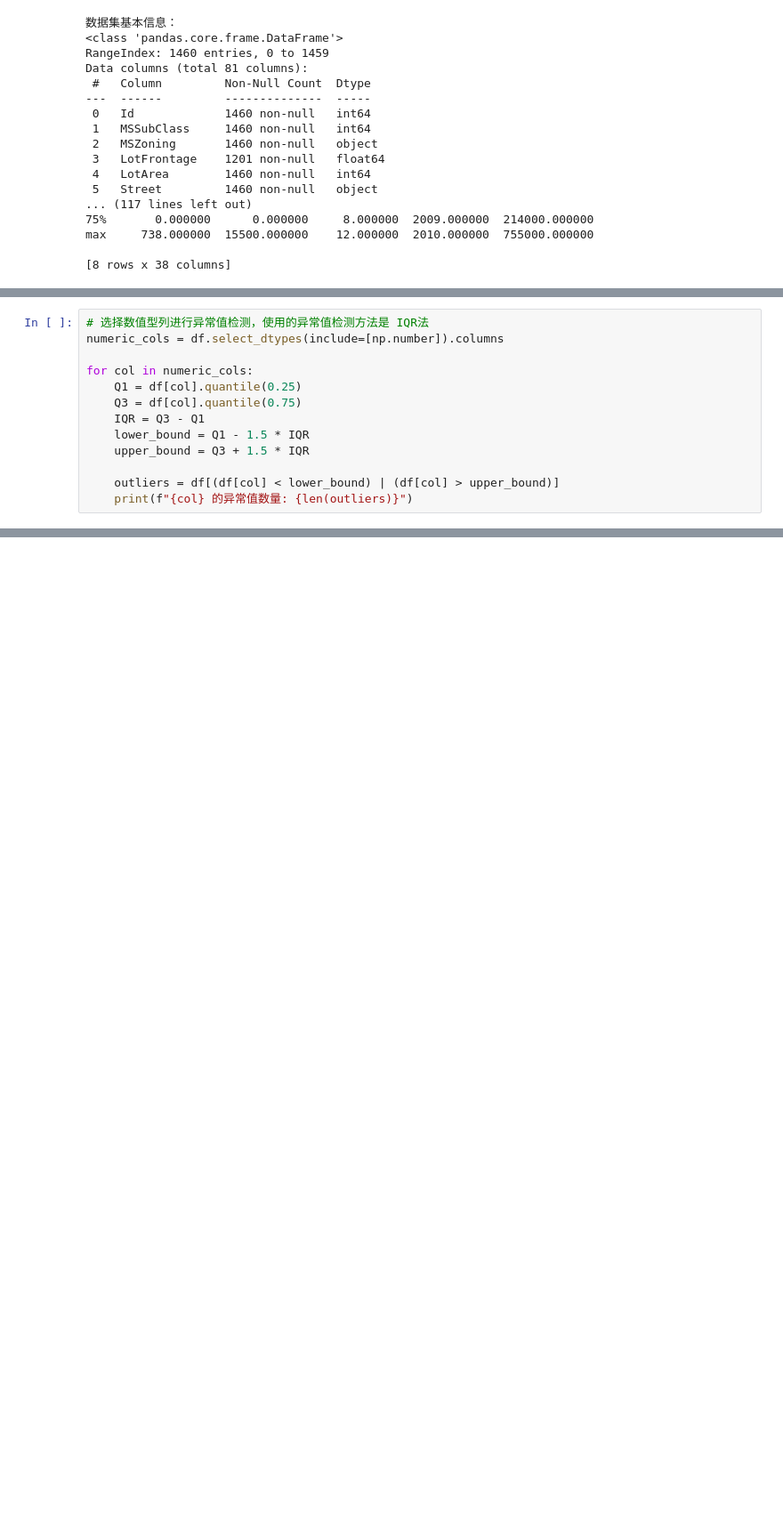
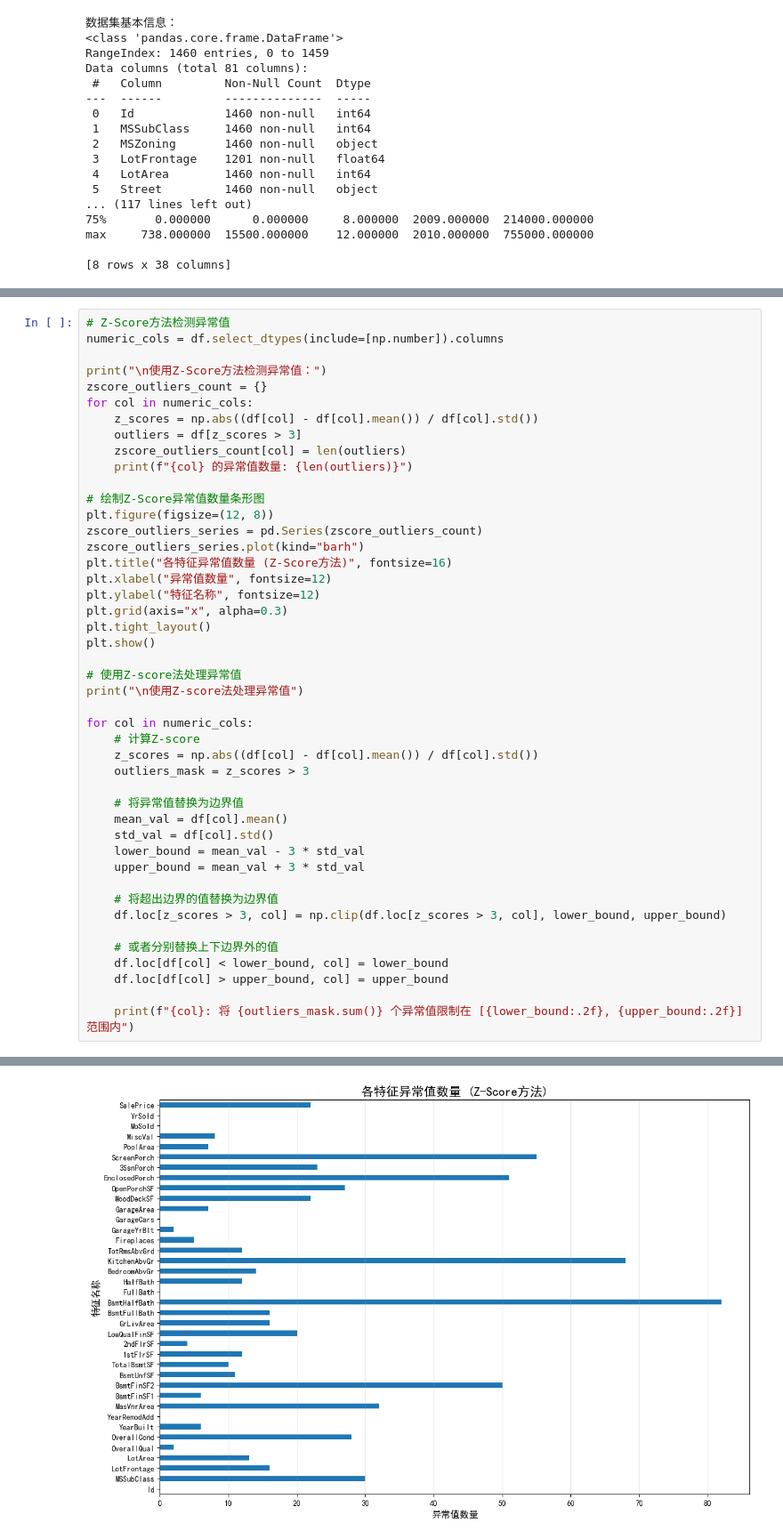
Before and after one commit to Daydream709/DataScienceIntro, a Jupyter notebook: 第二次作业/notebooks/lab2.ipynb, the cells around one changed output, grey strips where cells are left out. Shown at 89% size. Cells and saved outputs as stored; diff of their text form; blank space fills up the shorter version.

```diff
--- a/第二次作业/notebooks/lab2.ipynb
+++ b/第二次作业/notebooks/lab2.ipynb
@@ -57,14 +109,46 @@ for col in categorical_columns:
 # %%
-# 选择数值型列进行异常值检测，使用的异常值检测方法是 IQR法
+# Z-Score方法检测异常值
 numeric_cols = df.select_dtypes(include=[np.number]).columns
 
+print("\n使用Z-Score方法检测异常值：")
+zscore_outliers_count = {}
 for col in numeric_cols:
-    Q1 = df[col].quantile(0.25)
-    Q3 = df[col].quantile(0.75)
-    IQR = Q3 - Q1
-    lower_bound = Q1 - 1.5 * IQR
-    upper_bound = Q3 + 1.5 * IQR
+    z_scores = np.abs((df[col] - df[col].mean()) / df[col].std())
+    outliers = df[z_scores > 3]
+    zscore_outliers_count[col] = len(outliers)
+    print(f"{col} 的异常值数量: {len(outliers)}")
 
-    outliers = df[(df[col] < lower_bound) | (df[col] > upper_bound)]
-    print(f"{col} 的异常值数量: {len(outliers)}")
+# 绘制Z-Score异常值数量条形图
+plt.figure(figsize=(12, 8))
+zscore_outliers_series = pd.Series(zscore_outliers_count)
+zscore_outliers_series.plot(kind="barh")
+plt.title("各特征异常值数量 (Z-Score方法)", fontsize=16)
+plt.xlabel("异常值数量", fontsize=12)
+plt.ylabel("特征名称", fontsize=12)
+plt.grid(axis="x", alpha=0.3)
+plt.tight_layout()
+plt.show()
+
+# 使用Z-score法处理异常值
+print("\n使用Z-score法处理异常值")
+
+for col in numeric_cols:
+    # 计算Z-score
+    z_scores = np.abs((df[col] - df[col].mean()) / df[col].std())
+    outliers_mask = z_scores > 3
+
+    # 将异常值替换为边界值
+    mean_val = df[col].mean()
+    std_val = df[col].std()
+    lower_bound = mean_val - 3 * std_val
+    upper_bound = mean_val + 3 * std_val
+
+    # 将超出边界的值替换为边界值
+    df.loc[z_scores > 3, col] = np.clip(df.loc[z_scores > 3, col], lower_bound, upper_bound)
+
+    # 或者分别替换上下边界外的值
+    df.loc[df[col] < lower_bound, col] = lower_bound
+    df.loc[df[col] > upper_bound, col] = upper_bound
+
+    print(f"{col}: 将 {outliers_mask.sum()} 个异常值限制在 [{lower_bound:.2f}, {upper_bound:.2f}] 范围内")
 # %% [output]
@@ -87,0 +172 @@ SalePrice 的异常值数量: 61
+[figure, added]
```
Also changed, not shown: parts of 7 cells of this notebook, 13 other files.
